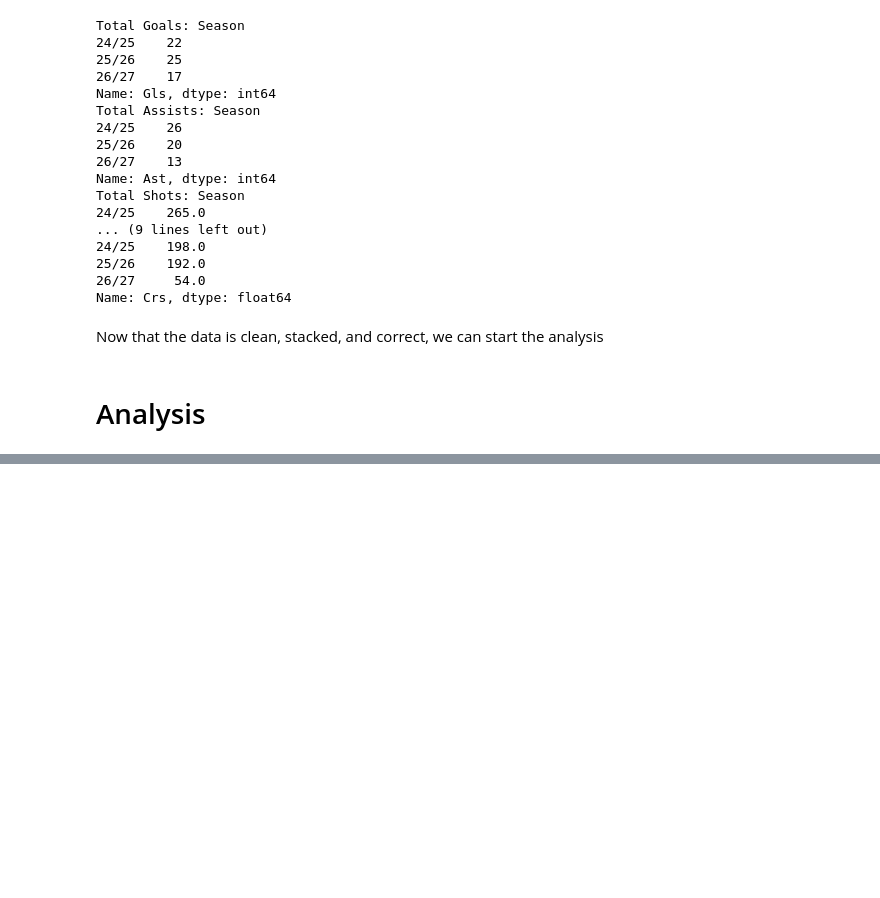
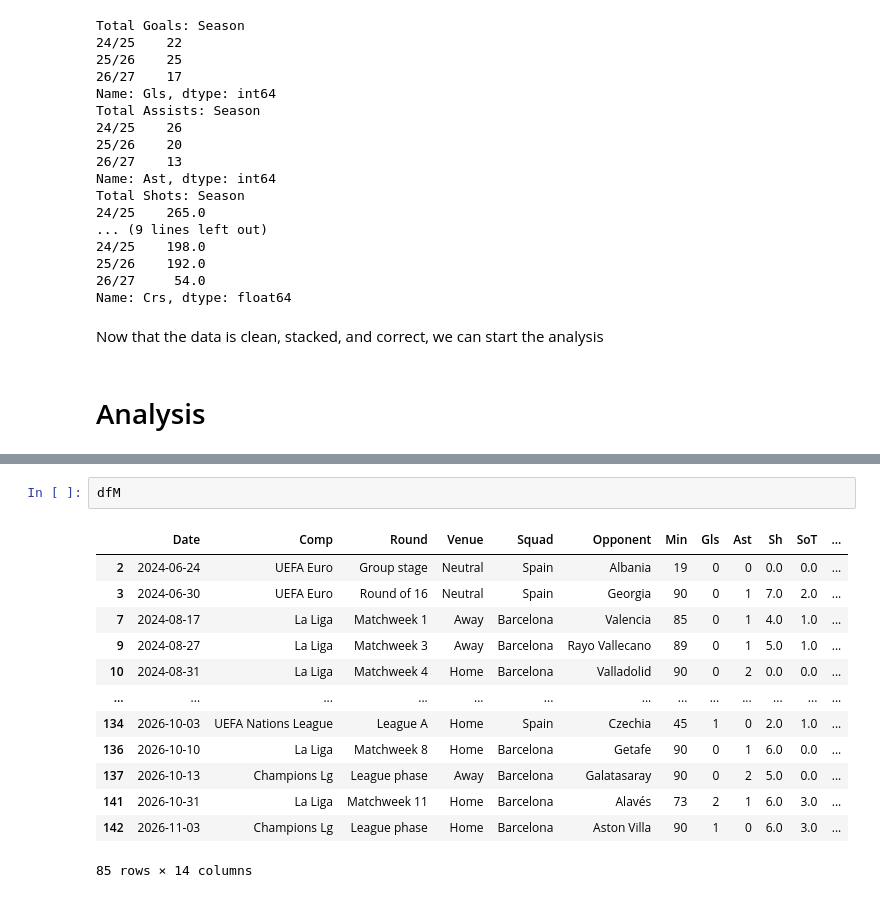
Before and after one commit to polanco04/DataScience, a Jupyter notebook: Practice/new/yamalPerformance/yamalAnalysis.ipynb, the cells around one changed output, grey strips where cells are left out. Saved outputs shown, nothing was run; the diff lists cells and outputs as text; blank space fills up the shorter version.

```diff
--- a/Practice/new/yamalPerformance/yamalAnalysis.ipynb
+++ b/Practice/new/yamalPerformance/yamalAnalysis.ipynb
@@ -474,0 +572,16 @@ It will have two ways to lable the game:
+# %%
+dfM
+# %% [output]
+|  | Date | Comp | Round | Venue | Squad | Opponent | Min | Gls | Ast | Sh | SoT | ... |
+| 2 | 2024-06-24 | UEFA Euro | Group stage | Neutral | Spain | Albania | 19 | 0 | 0 | 0.0 | 0.0 | ... |
+| 3 | 2024-06-30 | UEFA Euro | Round of 16 | Neutral | Spain | Georgia | 90 | 0 | 1 | 7.0 | 2.0 | ... |
+| 7 | 2024-08-17 | La Liga | Matchweek 1 | Away | Barcelona | Valencia | 85 | 0 | 1 | 4.0 | 1.0 | ... |
+| 9 | 2024-08-27 | La Liga | Matchweek 3 | Away | Barcelona | Rayo Vallecano | 89 | 0 | 1 | 5.0 | 1.0 | ... |
+| 10 | 2024-08-31 | La Liga | Matchweek 4 | Home | Barcelona | Valladolid | 90 | 0 | 2 | 0.0 | 0.0 | ... |
+| ... | ... | ... | ... | ... | ... | ... | ... | ... | ... | ... | ... | ... |
+| 134 | 2026-10-03 | UEFA Nations League | League A | Home | Spain | Czechia | 45 | 1 | 0 | 2.0 | 1.0 | ... |
+| 136 | 2026-10-10 | La Liga | Matchweek 8 | Home | Barcelona | Getafe | 90 | 0 | 1 | 6.0 | 0.0 | ... |
+| 137 | 2026-10-13 | Champions Lg | League phase | Away | Barcelona | Galatasaray | 90 | 0 | 2 | 5.0 | 0.0 | ... |
+| 141 | 2026-10-31 | La Liga | Matchweek 11 | Home | Barcelona | Alavés | 73 | 2 | 1 | 6.0 | 3.0 | ... |
+| 142 | 2026-11-03 | Champions Lg | League phase | Home | Barcelona | Aston Villa | 90 | 1 | 0 | 6.0 | 3.0 | ... |
+85 rows × 14 columns
```
Also changed, not shown: parts of 18 cells of this notebook.
